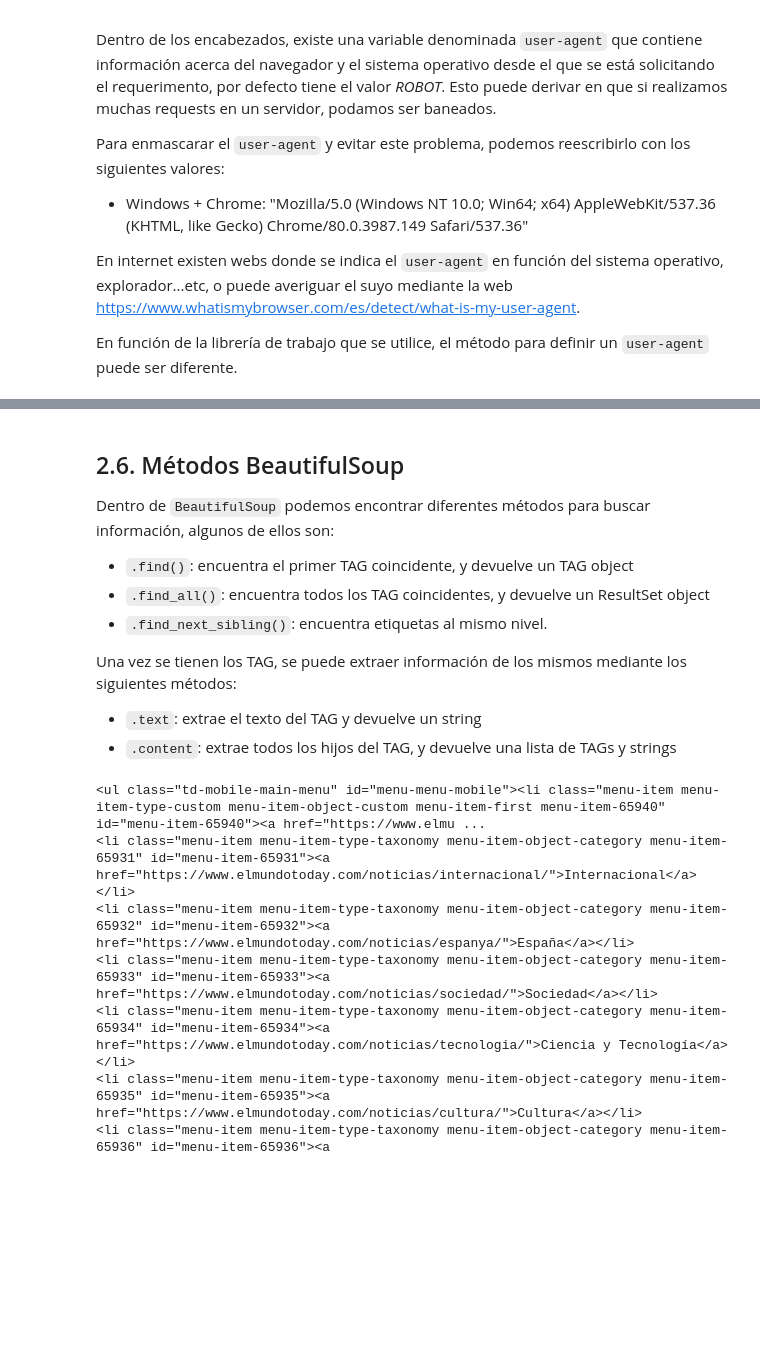
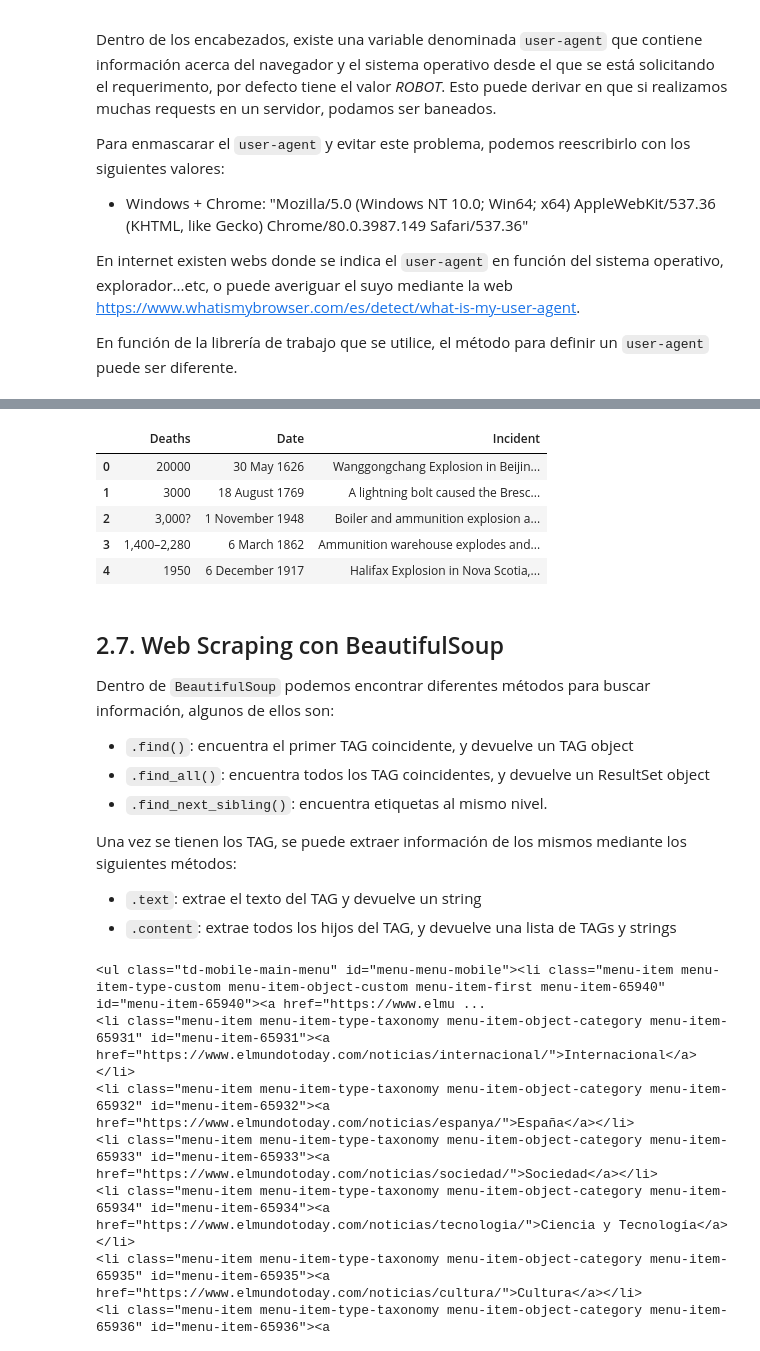
Before and after one commit to gmachinromero/course_kschool_ds_master, a Jupyter notebook: _03_web_scraping/_03_python_web_scraping.ipynb, the cells around one changed output, grey strips where cells are left out. Drawn from its saved outputs; the diff is of its cells as text; code cells hidden in the pictures; blank space fills up the shorter version.

```diff
--- a/_03_web_scraping/_03_python_web_scraping.ipynb
+++ b/_03_web_scraping/_03_python_web_scraping.ipynb
@@ -301,5 +309,17 @@ En función de la librería de trabajo que se utilice, el método para definir u
+# %%
+import pandas as pd
+
+tables = pd.read_html('https://en.wikipedia.org/wiki/List_of_accidents_and_disasters_by_death_toll')
+tables[4].head(5)
+# %% [output]
+|  | Deaths | Date | Incident |
+| 0 | 20000 | 30 May 1626 | Wanggongchang Explosion in Beijin... |
+| 1 | 3000 | 18 August 1769 | A lightning bolt caused the Bresc... |
+| 2 | 3,000? | 1 November 1948 | Boiler and ammunition explosion a... |
+| 3 | 1,400–2,280 | 6 March 1862 | Ammunition warehouse explodes and... |
+| 4 | 1950 | 6 December 1917 | Halifax Explosion in Nova Scotia,... |
 # %% [markdown]
-## 2.6. Métodos BeautifulSoup
+## 2.7. Web Scraping con BeautifulSoup
 
 Dentro de `BeautifulSoup` podemos encontrar diferentes métodos para buscar información, algunos de ellos son:
 
```
Also changed, not shown: parts of 11 cells of this notebook.
